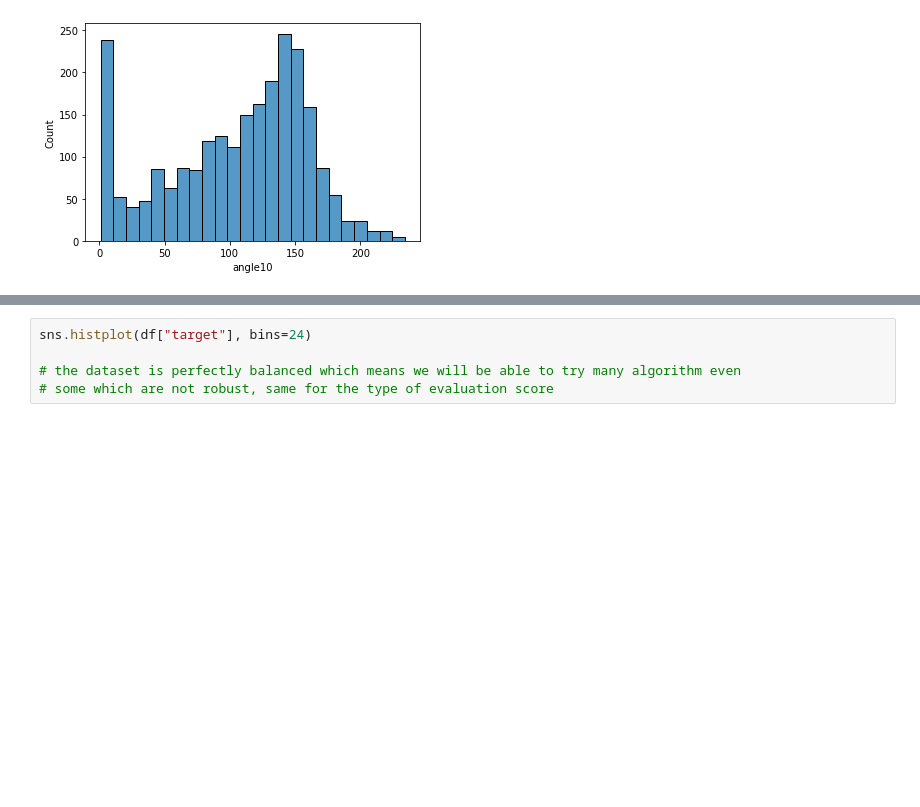
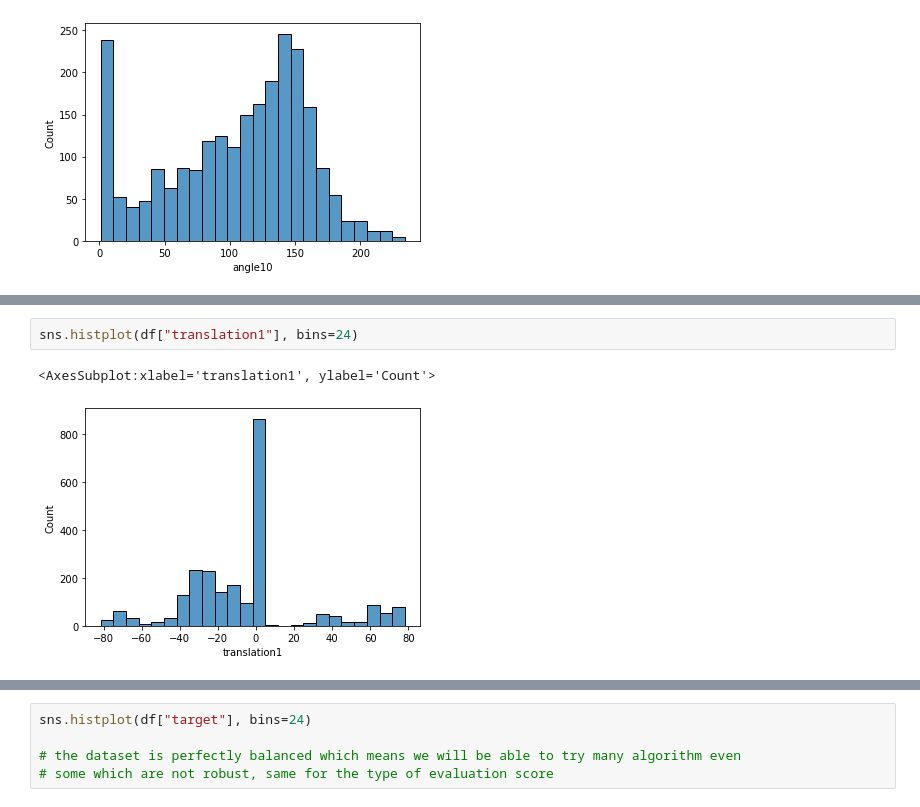
Before and after one commit to hanzopgp/MasterArtificialIntelligencePTs, a Jupyter notebook: S3/REDS/TME/HandGesture/src/data_analysis.ipynb, the cells around one changed output, grey strips where cells are left out. Saved outputs shown, nothing was run; the diff lists cells and outputs as text; blank space fills up the shorter version.

```diff
--- a/S3/REDS/TME/HandGesture/src/data_analysis.ipynb
+++ b/S3/REDS/TME/HandGesture/src/data_analysis.ipynb
@@ -112,0 +118,5 @@ sns.histplot(df["angle10"], bins=24)
+# %%
+sns.histplot(df["translation1"], bins=24)
+# %% [output]
+<AxesSubplot:xlabel='translation1', ylabel='Count'>
+[figure, added]
```
Also changed, not shown: parts of 2 cells of this notebook, 1 other file.
